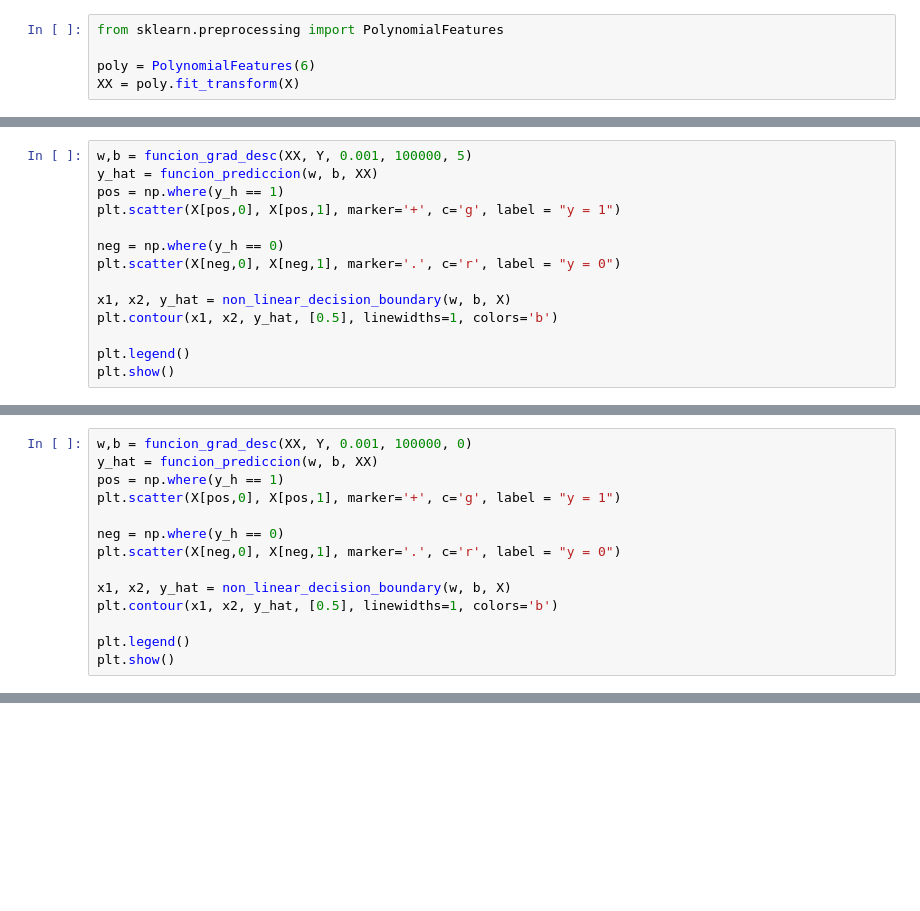
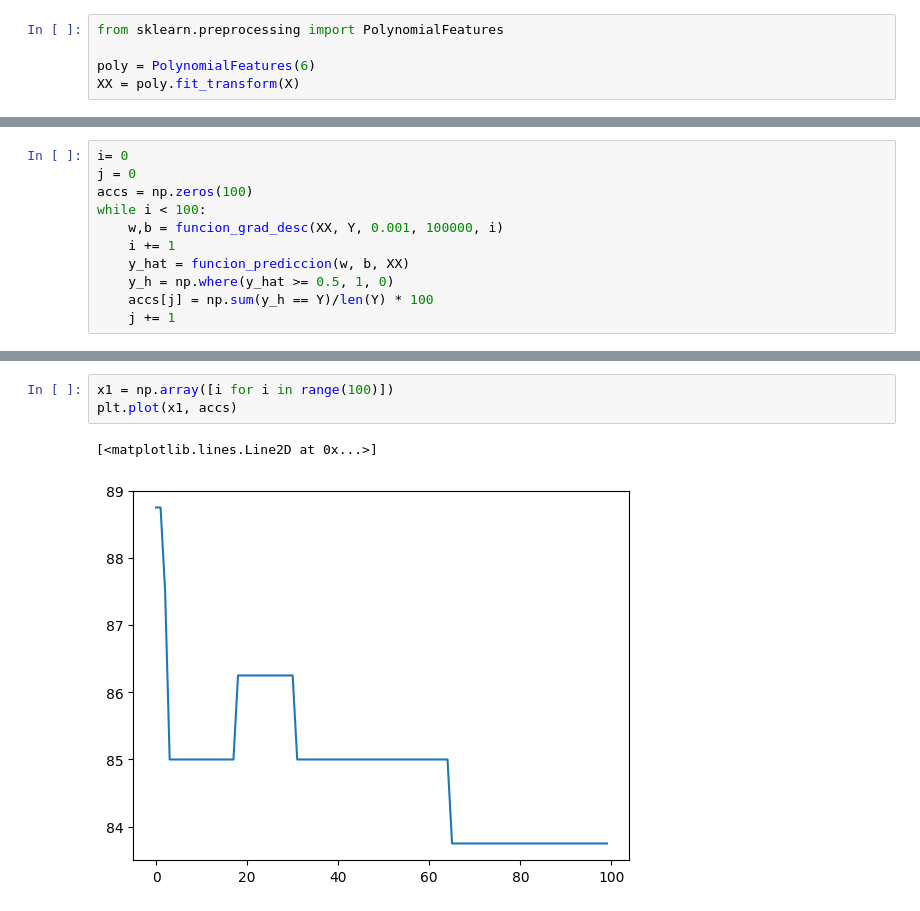
Before and after one commit to Dai-vl/Machine-Learning, a Jupyter notebook: P4/P4.ipynb, the cells around one changed output, grey strips where cells are left out. Drawn from its saved outputs; the diff is of its cells as text; blank space fills up the shorter version.

```diff
--- a/P4/P4.ipynb
+++ b/P4/P4.ipynb
@@ -137,14 +107,0 @@ plt.show()
-# %%
-w,b = funcion_grad_desc(XX, Y, 0.001, 100000, 5)
-y_hat = funcion_prediccion(w, b, XX)
-pos = np.where(y_h == 1)
-plt.scatter(X[pos,0], X[pos,1], marker='+', c='g', label = "y = 1")
-
-neg = np.where(y_h == 0)
-plt.scatter(X[neg,0], X[neg,1], marker='.', c='r', label = "y = 0")
-
-x1, x2, y_hat = non_linear_decision_boundary(w, b, X)
-plt.contour(x1, x2, y_hat, [0.5], linewidths=1, colors='b')
-
-plt.legend()
-plt.show()
@@ -153,14 +107,0 @@ plt.show()
-# %%
-w,b = funcion_grad_desc(XX, Y, 0.001, 100000, 0)
-y_hat = funcion_prediccion(w, b, XX)
-pos = np.where(y_h == 1)
-plt.scatter(X[pos,0], X[pos,1], marker='+', c='g', label = "y = 1")
-
-neg = np.where(y_h == 0)
-plt.scatter(X[neg,0], X[neg,1], marker='.', c='r', label = "y = 0")
-
-x1, x2, y_hat = non_linear_decision_boundary(w, b, X)
-plt.contour(x1, x2, y_hat, [0.5], linewidths=1, colors='b')
-
-plt.legend()
-plt.show()
@@ -168,0 +108,11 @@ plt.show()
+# %%
+i= 0
+j = 0
+accs = np.zeros(100)
+while i < 100:
+    w,b = funcion_grad_desc(XX, Y, 0.001, 100000, i)
+    i += 1
+    y_hat = funcion_prediccion(w, b, XX)
+    y_h = np.where(y_hat >= 0.5, 1, 0)
+    accs[j] = np.sum(y_h == Y)/len(Y) * 100
+    j += 1
@@ -168,0 +134,6 @@ plt.show()
+# %%
+x1 = np.array([i for i in range(100)])
+plt.plot(x1, accs)
+# %% [output]
+[<matplotlib.lines.Line2D at 0x...>]
+[figure, added]
```
Also changed, not shown: parts of 10 cells of this notebook.
